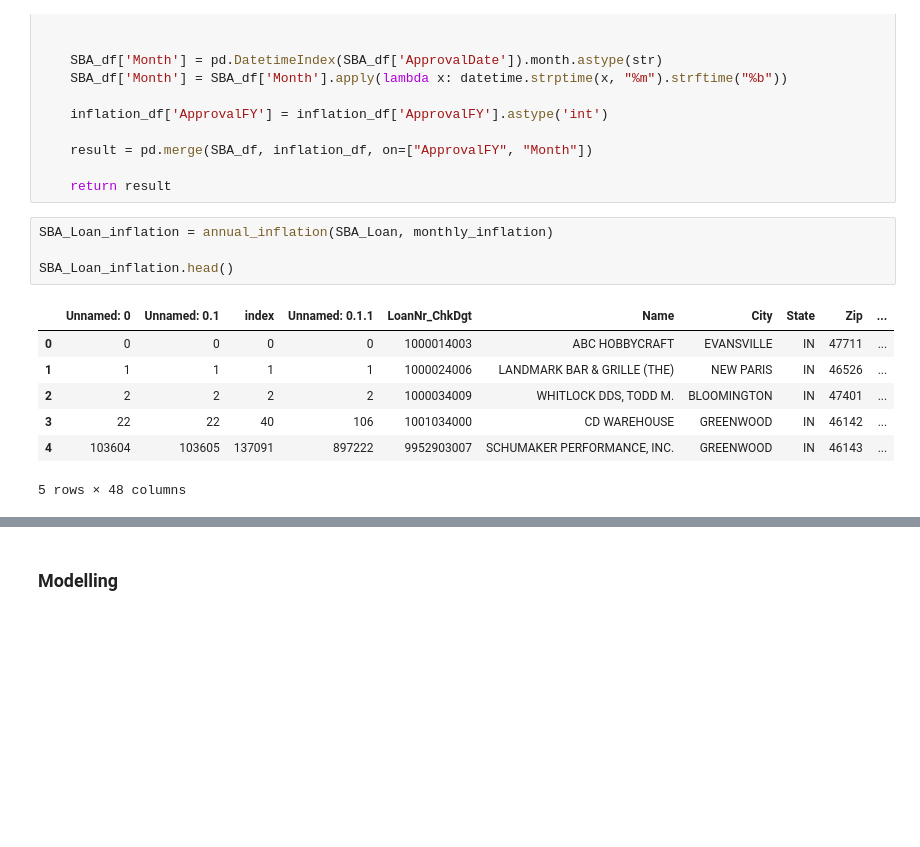
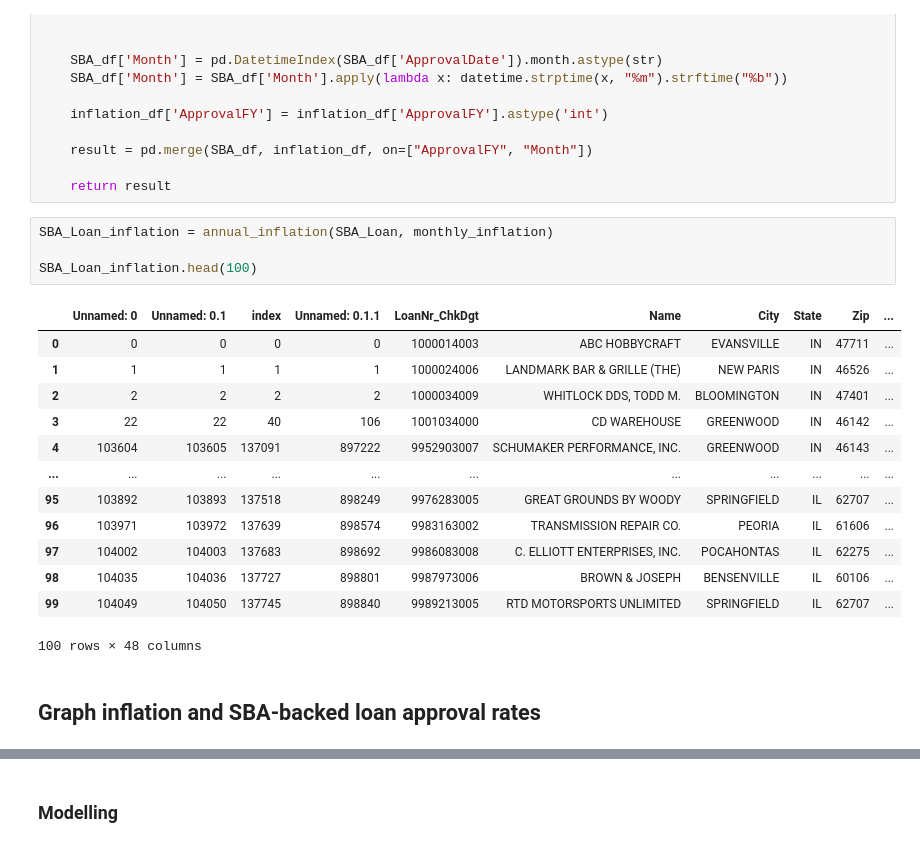
Before and after one commit to CIV2T1PEY/CIV1498-Group-Project, a Jupyter notebook: Final.ipynb, the cells around one changed output, grey strips where cells are left out. Cells and saved outputs as stored; diff of their text form; blank space fills up the shorter version.

```diff
--- a/Final.ipynb
+++ b/Final.ipynb
@@ -1824,12 +1824,20 @@ def annual_inflation(SBA_df, inflation_df):
 # %%
 SBA_Loan_inflation = annual_inflation(SBA_Loan, monthly_inflation)
 
-SBA_Loan_inflation.head()
+SBA_Loan_inflation.head(100)
 # %% [output]
 |  | Unnamed: 0 | Unnamed: 0.1 | index | Unnamed: 0.1.1 | LoanNr_ChkDgt | Name | City | State | Zip | ... |
 | 0 | 0 | 0 | 0 | 0 | 1000014003 | ABC HOBBYCRAFT | EVANSVILLE | IN | 47711 | ... |
 | 1 | 1 | 1 | 1 | 1 | 1000024006 | LANDMARK BAR & GRILLE (THE) | NEW PARIS | IN | 46526 | ... |
 | 2 | 2 | 2 | 2 | 2 | 1000034009 | WHITLOCK DDS, TODD M. | BLOOMINGTON | IN | 47401 | ... |
 | 3 | 22 | 22 | 40 | 106 | 1001034000 | CD WAREHOUSE | GREENWOOD | IN | 46142 | ... |
 | 4 | 103604 | 103605 | 137091 | 897222 | 9952903007 | SCHUMAKER PERFORMANCE, INC. | GREENWOOD | IN | 46143 | ... |
+| ... | ... | ... | ... | ... | ... | ... | ... | ... | ... | ... |
+| 95 | 103892 | 103893 | 137518 | 898249 | 9976283005 | GREAT GROUNDS BY WOODY | SPRINGFIELD | IL | 62707 | ... |
+| 96 | 103971 | 103972 | 137639 | 898574 | 9983163002 | TRANSMISSION REPAIR CO. | PEORIA | IL | 61606 | ... |
+| 97 | 104002 | 104003 | 137683 | 898692 | 9986083008 | C. ELLIOTT ENTERPRISES, INC. | POCAHONTAS | IL | 62275 | ... |
+| 98 | 104035 | 104036 | 137727 | 898801 | 9987973006 | BROWN & JOSEPH | BENSENVILLE | IL | 60106 | ... |
+| 99 | 104049 | 104050 | 137745 | 898840 | 9989213005 | RTD MOTORSPORTS UNLIMITED | SPRINGFIELD | IL | 62707 | ... |
-5 rows × 48 columns
+100 rows × 48 columns
+# %% [markdown]
+## Graph inflation and SBA-backed loan approval rates
```
Also changed, not shown: parts of 21 cells of this notebook.
